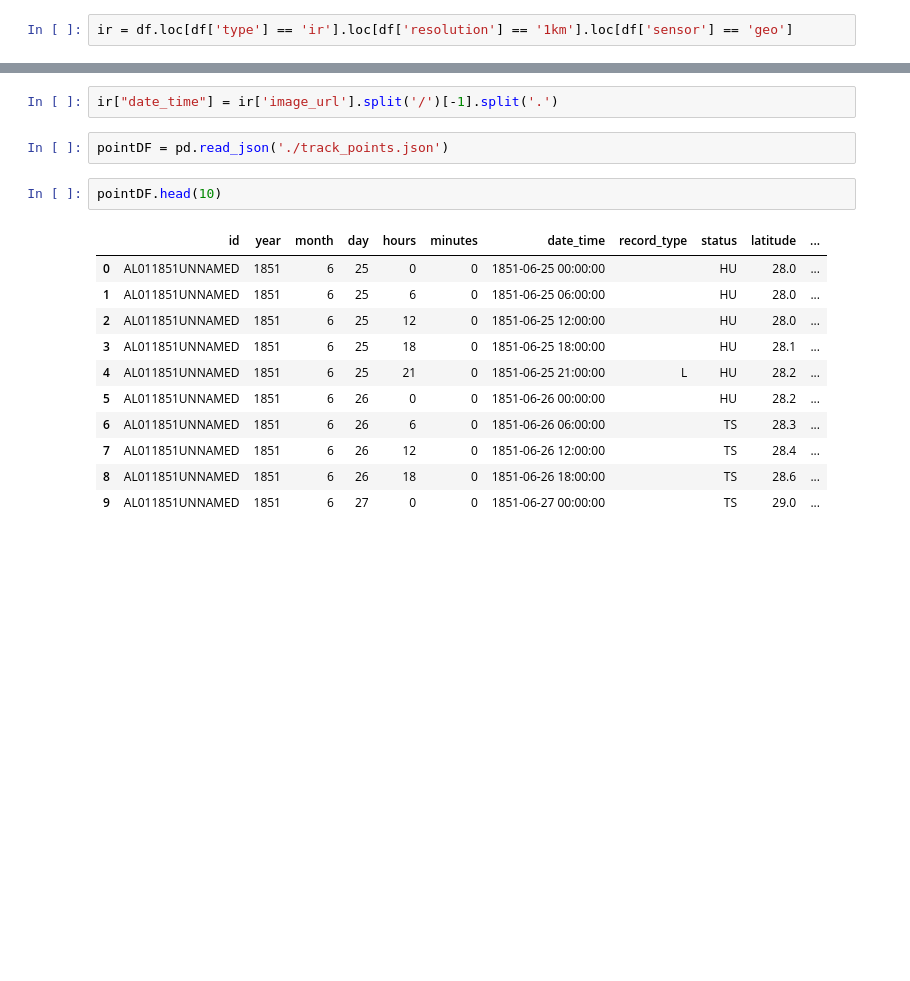
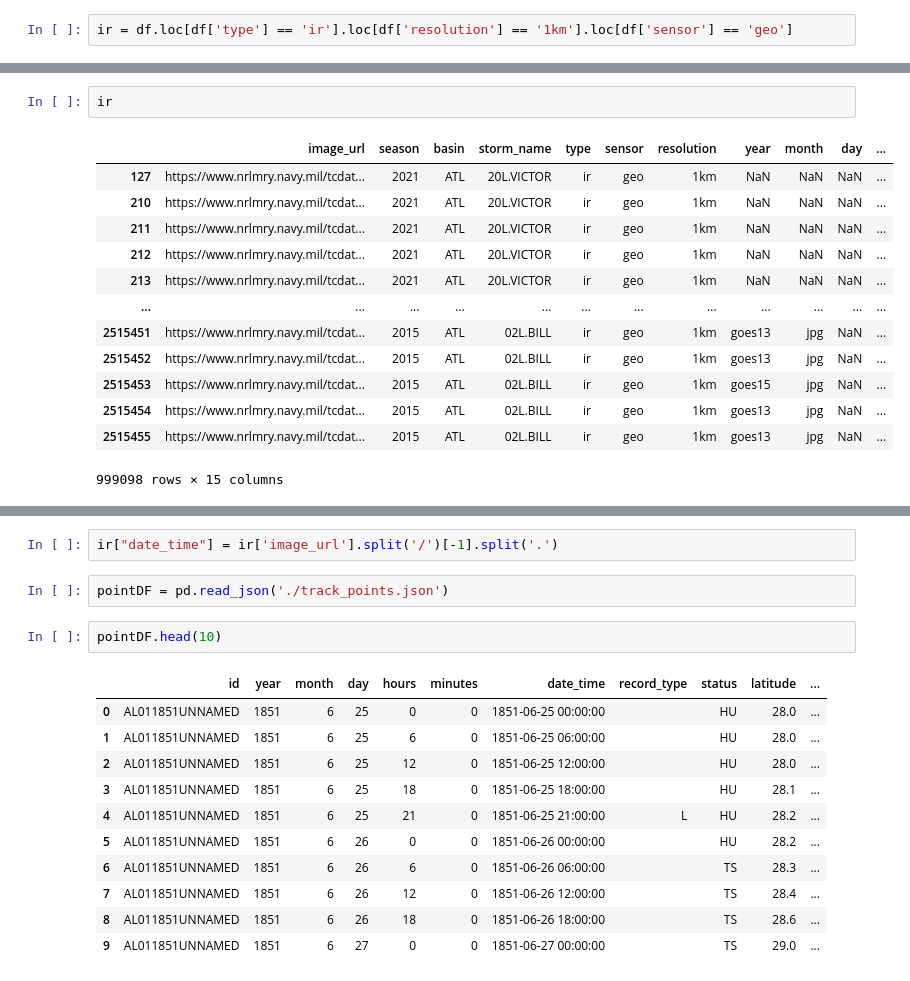
Before and after one commit to rslmart/Website, a Jupyter notebook: my-app/src/Hurricane/data/explore_images.ipynb, the cells around one changed output, grey strips where cells are left out. Saved outputs shown, nothing was run; the diff lists cells and outputs as text; blank space fills up the shorter version.

```diff
--- a/my-app/src/Hurricane/data/explore_images.ipynb
+++ b/my-app/src/Hurricane/data/explore_images.ipynb
@@ -59,3 +61,19 @@ KeyError: 0
+# %%
+ir
+# %% [output]
+|  | image_url | season | basin | storm_name | type | sensor | resolution | year | month | day | ... |
+| 127 | https://www.nrlmry.navy.mil/tcdat... | 2021 | ATL | 20L.VICTOR | ir | geo | 1km | NaN | NaN | NaN | ... |
+| 210 | https://www.nrlmry.navy.mil/tcdat... | 2021 | ATL | 20L.VICTOR | ir | geo | 1km | NaN | NaN | NaN | ... |
+| 211 | https://www.nrlmry.navy.mil/tcdat... | 2021 | ATL | 20L.VICTOR | ir | geo | 1km | NaN | NaN | NaN | ... |
+| 212 | https://www.nrlmry.navy.mil/tcdat... | 2021 | ATL | 20L.VICTOR | ir | geo | 1km | NaN | NaN | NaN | ... |
+| 213 | https://www.nrlmry.navy.mil/tcdat... | 2021 | ATL | 20L.VICTOR | ir | geo | 1km | NaN | NaN | NaN | ... |
+| ... | ... | ... | ... | ... | ... | ... | ... | ... | ... | ... | ... |
+| 2515451 | https://www.nrlmry.navy.mil/tcdat... | 2015 | ATL | 02L.BILL | ir | geo | 1km | goes13 | jpg | NaN | ... |
+| 2515452 | https://www.nrlmry.navy.mil/tcdat... | 2015 | ATL | 02L.BILL | ir | geo | 1km | goes13 | jpg | NaN | ... |
+| 2515453 | https://www.nrlmry.navy.mil/tcdat... | 2015 | ATL | 02L.BILL | ir | geo | 1km | goes15 | jpg | NaN | ... |
+| 2515454 | https://www.nrlmry.navy.mil/tcdat... | 2015 | ATL | 02L.BILL | ir | geo | 1km | goes13 | jpg | NaN | ... |
+| 2515455 | https://www.nrlmry.navy.mil/tcdat... | 2015 | ATL | 02L.BILL | ir | geo | 1km | goes13 | jpg | NaN | ... |
+999098 rows × 15 columns
 # %%
 datetime(int(arr[0][:4]), int(arr[0][4:6]), int(arr[0][6:]), int(arr[1][:2]), int(arr[1][2:]))
 # %% [output]
```
Also changed, not shown: parts of 7 cells of this notebook, 24 other files.
